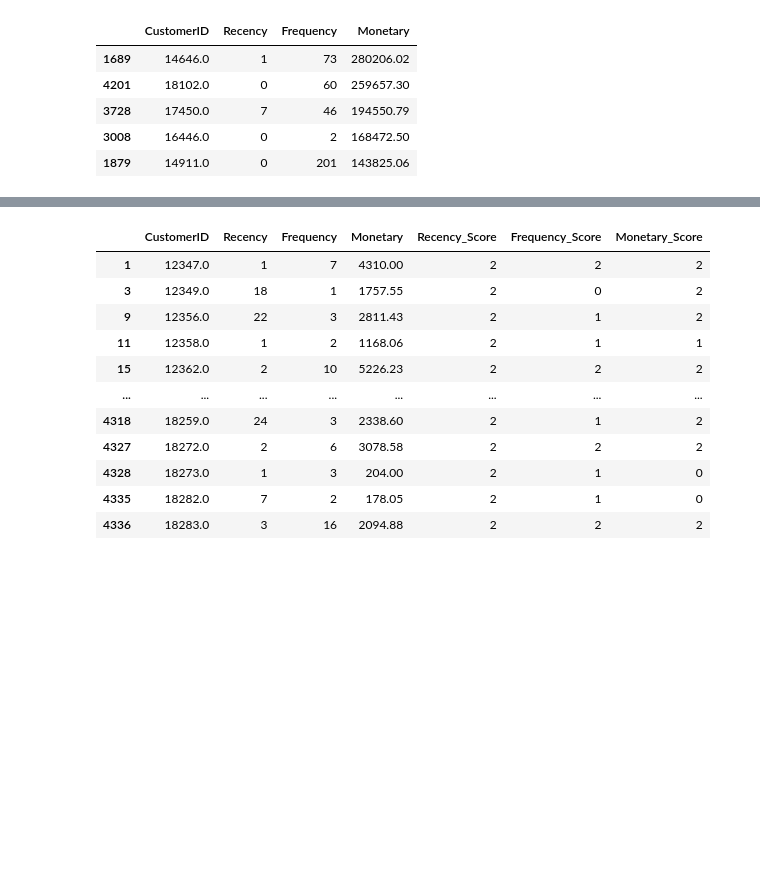
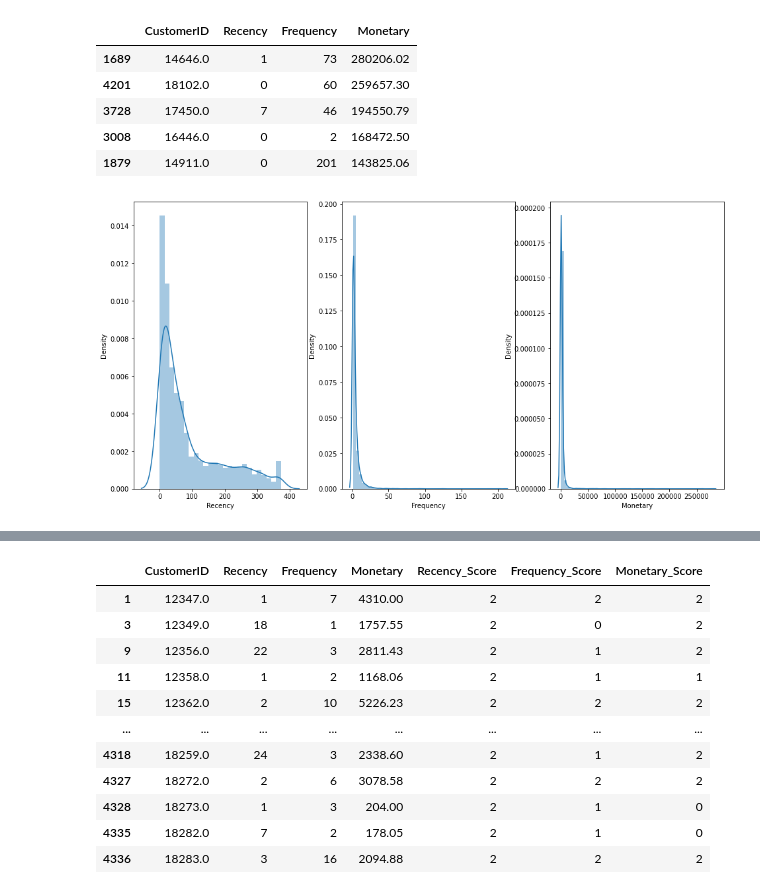
Before and after one commit to dntrieunguyen/RetailOnline-Analysis, a Jupyter notebook: Analysis Project Code.ipynb, the cells around one changed output, grey strips where cells are left out. Cells and saved outputs as stored; diff of their text form; code cells hidden in the pictures; blank space fills up the shorter version.

```diff
--- a/Analysis Project Code.ipynb
+++ b/Analysis Project Code.ipynb
@@ -353,4 +380,6 @@ customer.drop(columns='InvoiceDate',inplace=True)
 # %%
 customer['Frequency'] = df_cus1['Invoice']
 customer['Monetary'] = df_cus0['Total_price']
+# %%
+customer.reset_index(drop=True,inplace=True)
 # %%
@@ -378,3 +407,11 @@ customer.sort_values(by='Monetary',ascending=False).head()
 | 3728 | 17450.0 | 7 | 46 | 194550.79 |
 | 3008 | 16446.0 | 0 | 2 | 168472.50 |
 | 1879 | 14911.0 | 0 | 201 | 143825.06 |
+# %%
+fig,ax = plt.subplots(1,3,figsize=(16,8))
+sns.distplot(customer['Recency'],ax =ax[0])
+sns.distplot(customer['Frequency'],ax =ax[1])
+sns.distplot(customer['Monetary'],ax =ax[2])
+plt.show()
+# %% [output]
+[figure, added]
```
Also changed, not shown: parts of 6 cells of this notebook.
